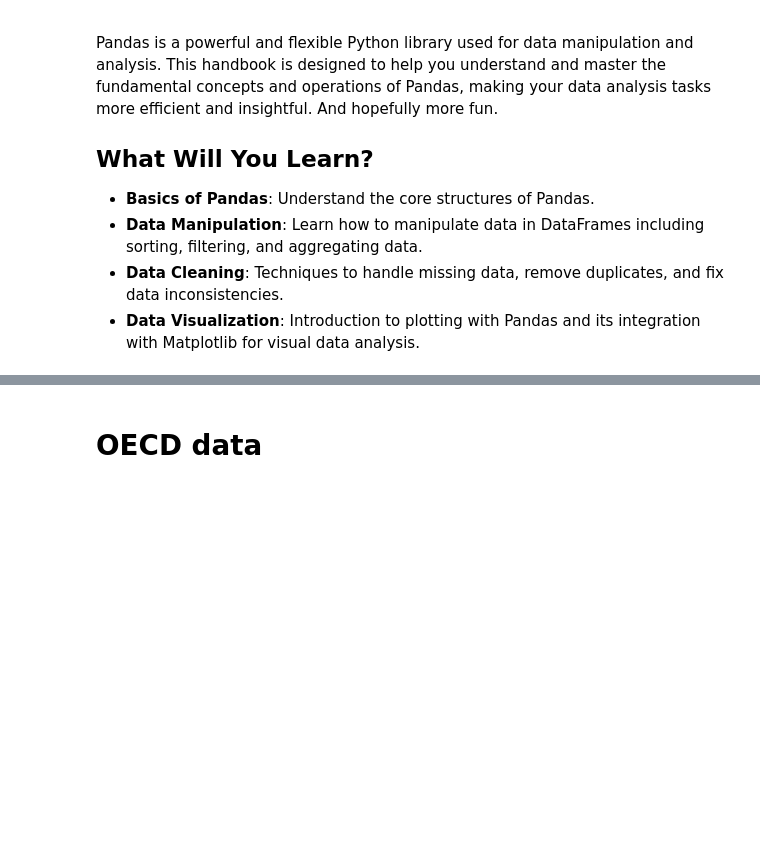
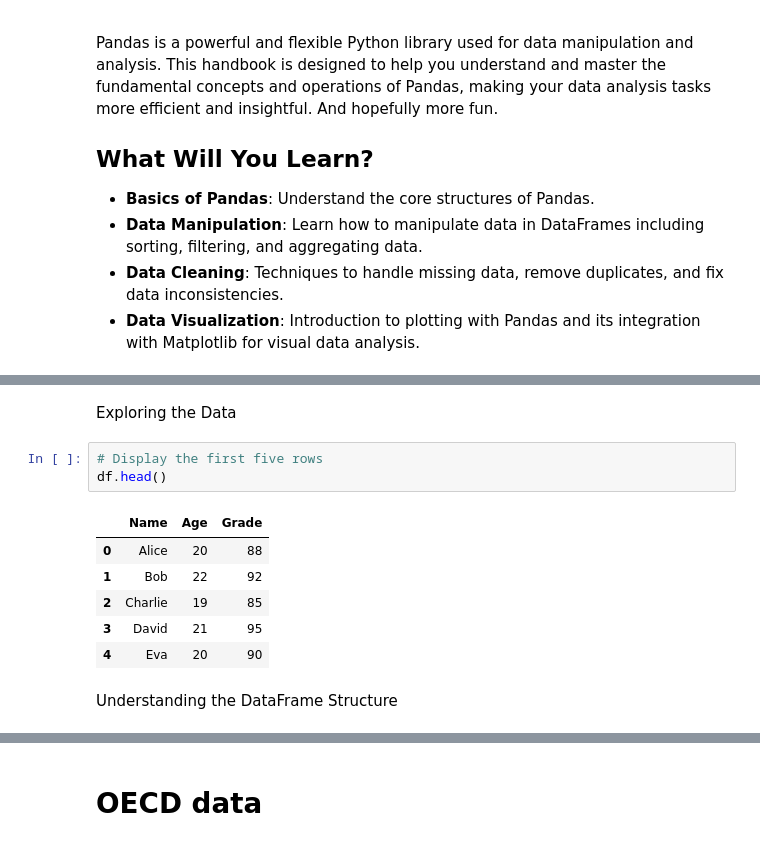
Before and after one commit to fleshgordo/dataexploration, a Jupyter notebook: DataExploration.ipynb, the cells around one changed output, grey strips where cells are left out. Drawn from its saved outputs; the diff is of its cells as text; blank space fills up the shorter version.

```diff
--- a/DataExploration.ipynb
+++ b/DataExploration.ipynb
@@ -17,0 +54,14 @@ Pandas is a powerful and flexible Python library used for data manipulation and
+# %% [markdown]
+Exploring the Data
+# %%
+# Display the first five rows
+df.head()
+# %% [output]
+|  | Name | Age | Grade |
+| 0 | Alice | 20 | 88 |
+| 1 | Bob | 22 | 92 |
+| 2 | Charlie | 19 | 85 |
+| 3 | David | 21 | 95 |
+| 4 | Eva | 20 | 90 |
+# %% [markdown]
+Understanding the DataFrame Structure
```
Also changed, not shown: parts of 24 cells of this notebook.
